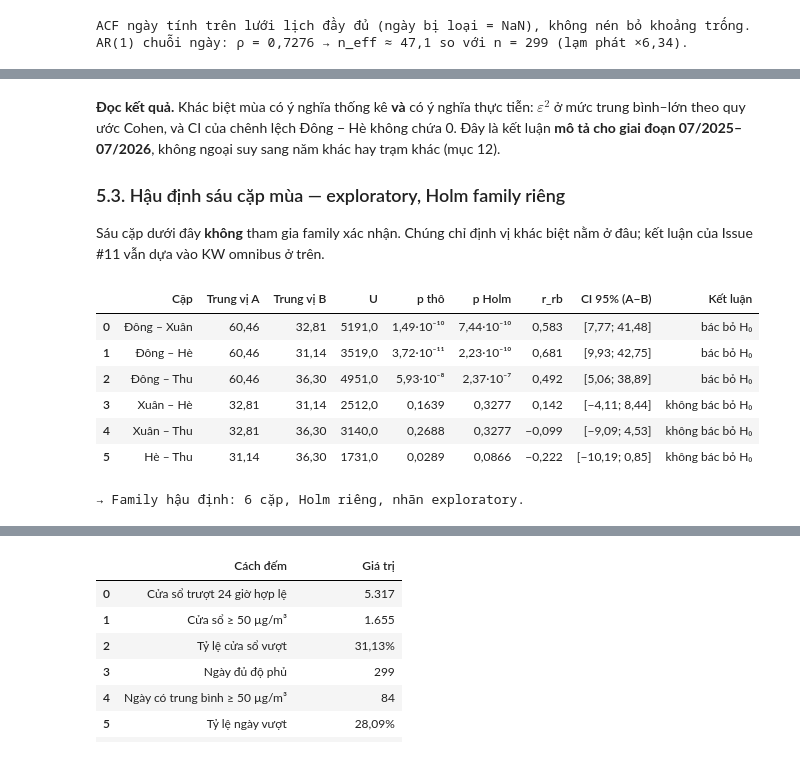
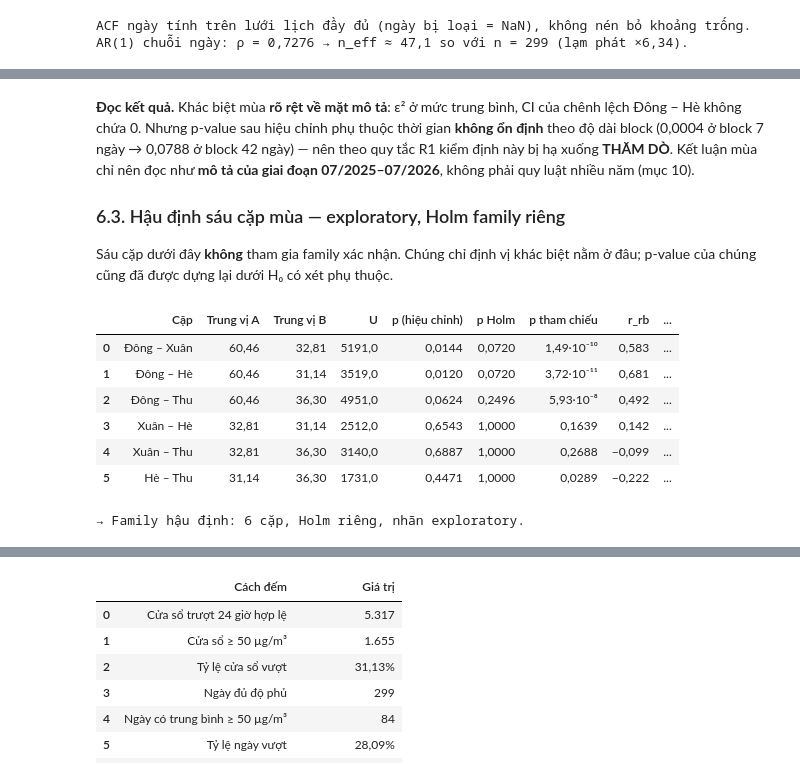
Before and after one commit to doctor-cato/air-pollution-analysis, a Jupyter notebook: notebooks/05_statistical_inference.ipynb, the cells around one changed output, grey strips where cells are left out. Cells and saved outputs as stored; diff of their text form; code cells hidden in the pictures.

```diff
--- a/notebooks/05_statistical_inference.ipynb
+++ b/notebooks/05_statistical_inference.ipynb
@@ -520,39 +610,41 @@ CI 95% block bootstrap cho trung vị Đông − Hè: 29,32 µg/m³, [9,93; 42,7
 # %% [markdown]
-**Đọc kết quả.** Khác biệt mùa có ý nghĩa thống kê **và** có ý nghĩa thực tiễn:
-$\varepsilon^2$ ở mức trung bình–lớn theo quy ước Cohen, và CI của chênh lệch Đông −
-Hè không chứa 0. Đây là kết luận **mô tả cho giai đoạn 07/2025–07/2026**, không
-ngoại suy sang năm khác hay trạm khác (mục 12).
+**Đọc kết quả.** Khác biệt mùa **rõ rệt về mặt mô tả**: ε² ở mức trung bình,
+CI của chênh lệch Đông − Hè không chứa 0. Nhưng p-value sau hiệu chỉnh phụ thuộc
+thời gian **không ổn định** theo độ dài block (0,0004 ở block 7 ngày → 0,0788 ở block
+42 ngày) — nên theo quy tắc R1 kiểm định này bị hạ xuống **THĂM DÒ**. Kết luận mùa
+chỉ nên đọc như **mô tả của giai đoạn 07/2025–07/2026**, không phải quy luật nhiều
+năm (mục 10).
 
-### 5.3. Hậu định sáu cặp mùa — exploratory, Holm family riêng
+### 6.3. Hậu định sáu cặp mùa — exploratory, Holm family riêng
 
 Sáu cặp dưới đây **không** tham gia family xác nhận. Chúng chỉ định vị khác biệt
-nằm ở đâu; kết luận của Issue #11 vẫn dựa vào KW omnibus ở trên.
+nằm ở đâu; p-value của chúng cũng đã được dựng lại dưới H₀ có xét phụ thuộc.
 # %%
 pair_rows = []
 for pair in posthoc["pairs"]:
     pair_rows.append({
         "Cặp": pair["pair"],
         "Trung vị A": format_number_vi(pair["median_a"]),
         "Trung vị B": format_number_vi(pair["median_b"]),
         "U": format_number_vi(pair["statistic"], 1),
-        "p thô": p_text(pair["p_value"]),
+        "p (hiệu chỉnh)": p_text(pair["p_value"]),
         "p Holm": p_text(pair["p_holm"]),
+        "p tham chiếu": p_text(pair["p_value_independence"]),
         "r_rb": format_number_vi(pair["effect_size"], 3),
         "CI 95% (A−B)": ci_text(pair["ci"]),
-        "Kết luận": "bác bỏ H₀" if pair["reject_holm"] else "không bác bỏ H₀",
     })
 display(pd.DataFrame(pair_rows))
 assert posthoc["n_pairs"] == 6
 assert all(p["p_holm"] >= p["p_value"] - 1e-12 for p in posthoc["pairs"])
 print("→ Family hậu định: 6 cặp, Holm riêng, nhãn exploratory.")
 # %% [output]
-|  | Cặp | Trung vị A | Trung vị B | U | p thô | p Holm | r_rb | CI 95% (A−B) | Kết luận |
-| 0 | Đông – Xuân | 60,46 | 32,81 | 5191,0 | 1,49·10⁻¹⁰ | 7,44·10⁻¹⁰ | 0,583 | [7,77; 41,48] | bác bỏ H₀ |
-| 1 | Đông – Hè | 60,46 | 31,14 | 3519,0 | 3,72·10⁻¹¹ | 2,23·10⁻¹⁰ | 0,681 | [9,93; 42,75] | bác bỏ H₀ |
-| 2 | Đông – Thu | 60,46 | 36,30 | 4951,0 | 5,93·10⁻⁸ | 2,37·10⁻⁷ | 0,492 | [5,06; 38,89] | bác bỏ H₀ |
-| 3 | Xuân – Hè | 32,81 | 31,14 | 2512,0 | 0,1639 | 0,3277 | 0,142 | [−4,11; 8,44] | không bác bỏ H₀ |
-| 4 | Xuân – Thu | 32,81 | 36,30 | 3140,0 | 0,2688 | 0,3277 | −0,099 | [−9,09; 4,53] | không bác bỏ H₀ |
-| 5 | Hè – Thu | 31,14 | 36,30 | 1731,0 | 0,0289 | 0,0866 | −0,222 | [−10,19; 0,85] | không bác bỏ H₀ |
+|  | Cặp | Trung vị A | Trung vị B | U | p (hiệu chỉnh) | p Holm | p tham chiếu | r_rb | ... |
+| 0 | Đông – Xuân | 60,46 | 32,81 | 5191,0 | 0,0144 | 0,0720 | 1,49·10⁻¹⁰ | 0,583 | ... |
+| 1 | Đông – Hè | 60,46 | 31,14 | 3519,0 | 0,0120 | 0,0720 | 3,72·10⁻¹¹ | 0,681 | ... |
+| 2 | Đông – Thu | 60,46 | 36,30 | 4951,0 | 0,0624 | 0,2496 | 5,93·10⁻⁸ | 0,492 | ... |
+| 3 | Xuân – Hè | 32,81 | 31,14 | 2512,0 | 0,6543 | 1,0000 | 0,1639 | 0,142 | ... |
+| 4 | Xuân – Thu | 32,81 | 36,30 | 3140,0 | 0,6887 | 1,0000 | 0,2688 | −0,099 | ... |
+| 5 | Hè – Thu | 31,14 | 36,30 | 1731,0 | 0,4471 | 1,0000 | 0,0289 | −0,222 | ... |
 → Family hậu định: 6 cặp, Holm riêng, nhãn exploratory.
 # %%
 display_image(Image(filename=str(FIGURES["season"]), width=760))
```
Also changed, not shown: parts of 38 cells of this notebook, 6 other files.
